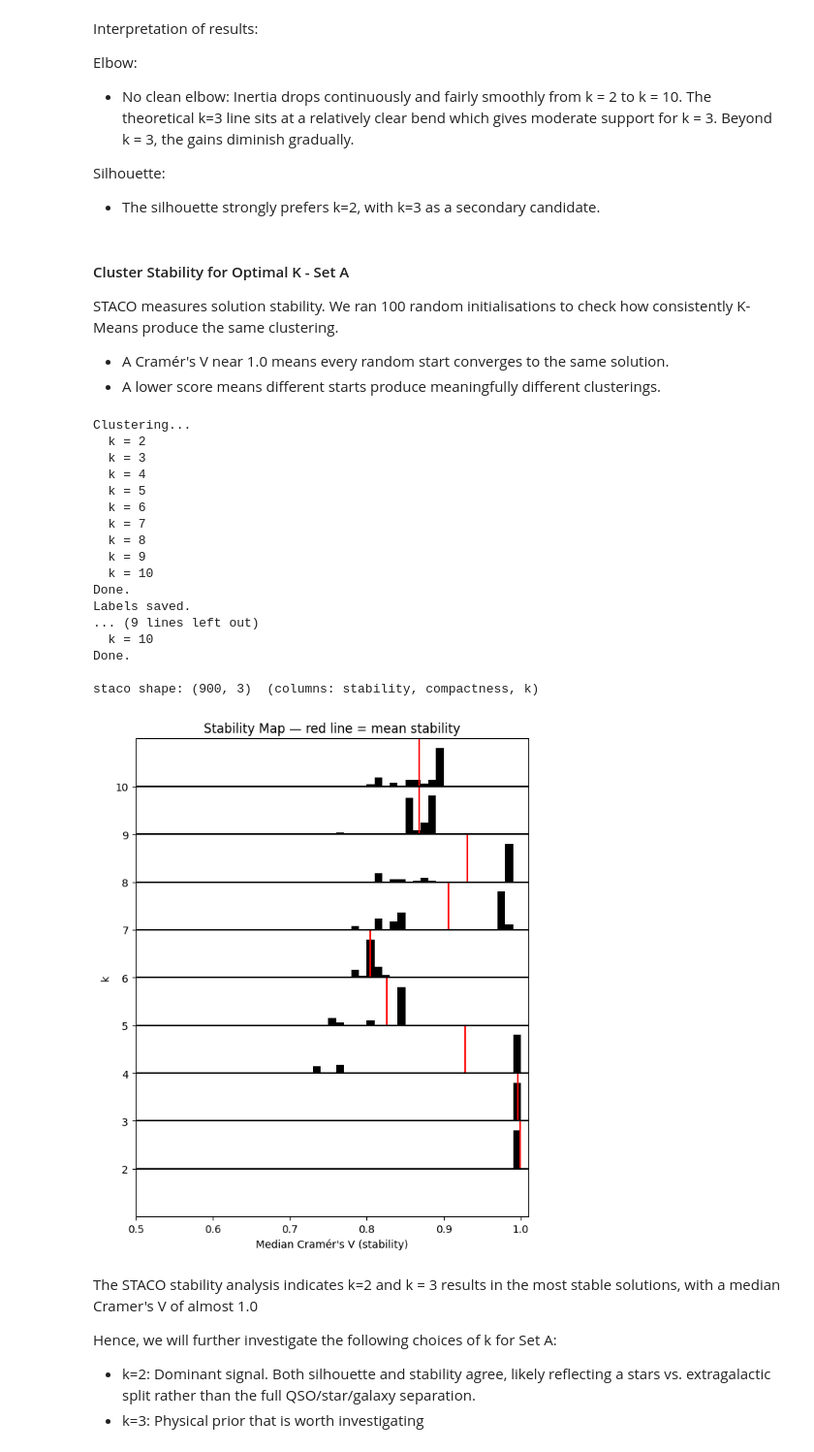
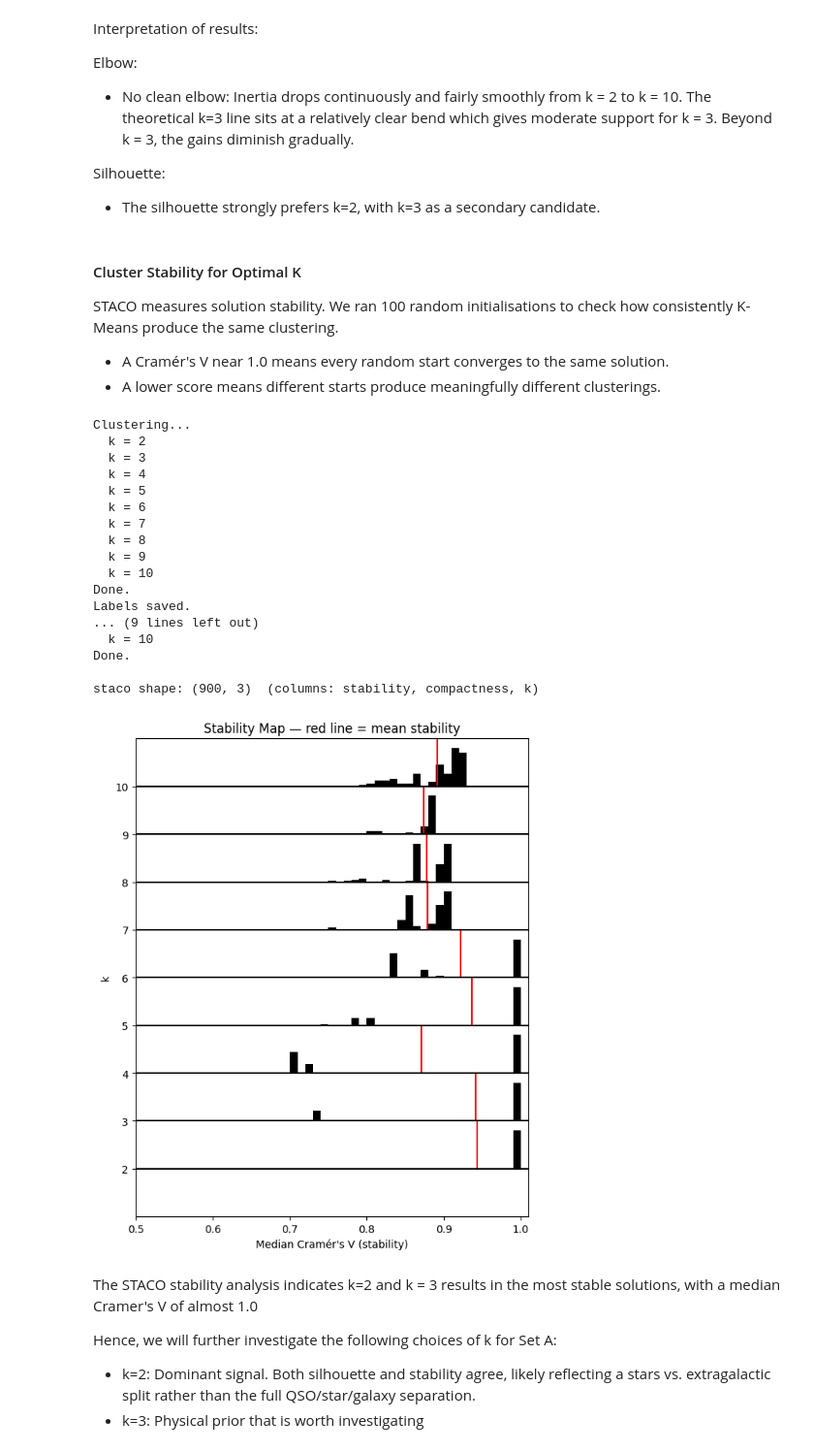
Before and after one commit to DaerenKim/IT1244-Astral-Sentiment-Analysis-Clustering, a Jupyter notebook: models_forming/1_kmeans.ipynb, the cells around one changed output. Shown at 97% size. Saved outputs shown, nothing was run; the diff lists cells and outputs as text; code cells hidden in the pictures.

```diff
--- a/models_forming/1_kmeans.ipynb
+++ b/models_forming/1_kmeans.ipynb
@@ -279,4 +16,0 @@ print("[FE] Adjacent color indices:", [c for c in X_with_colors.columns if "-" i
-# %%
-custom_pairs = [("u", "r"), ("g", "i"), ("r", "z")]
-X_custom_diffs = features.add_custom_differences(X_with_colors, custom_pairs)
-print("[FE] Skip-band differences added:", [f"{a}-{b}" for a, b in custom_pairs])
@@ -485,9 +16,0 @@ for name, d in prepared.items():
-# %%
-print("[Scaling] Sanity check on scaled values:")
-for name, d in prepared.items():
-    X_s = d["X_scaled"]
-    n_nan = np.isnan(X_s).sum()
-    n_inf = np.isinf(X_s).sum()
-    median = np.median(X_s)
-    status = "OK" if (n_nan == 0 and n_inf == 0) else "*** PROBLEM ***"
-    print(f"  Set {name}: NaNs={n_nan}, Infs={n_inf}, median={median:.4f}  [{status}]")
@@ -515,0 +19,5 @@ Given astronomical context and empirical evidence from our EDA, we focus on Set
+# %%
+df = pd.read_csv("../astral_data.csv")
+df.head()
+df_features = df.iloc[:, :-1]
+df_features.head()
@@ -531,9 +46,9 @@ silhouettes = []
 
 for k in k_range:
     kmeans = KMeans(n_clusters=k, random_state=42, n_init=10)
-    labels = kmeans.fit_predict(prepared["A"]["X_scaled"])
+    labels = kmeans.fit_predict(df_features)
     inertias.append(kmeans.inertia_)
-    silhouettes.append(silhouette_score(prepared["A"]["X_scaled"], labels))
+    silhouettes.append(silhouette_score(df_features, labels))
 
 fig, axes = plt.subplots(1, 2, figsize=(12, 4))
 
@@ -542,7 +57,7 @@ axes[0].plot(k_range, inertias, marker='o')
 axes[0].axvline(x=3, color='red', linestyle='--', linewidth=1.2, label='k=3 (theoretical)')
 axes[0].set_xlabel("k")
 axes[0].set_ylabel("Inertia (SSE)")
-axes[0].set_title("Elbow Method - Set A")
+axes[0].set_title("Elbow Method")
 axes[0].legend(fontsize=9)
 
 # Silhouette plot
@@ -550,7 +65,7 @@ axes[1].plot(k_range, silhouettes, marker='o')
 axes[1].axvline(x=3, color='red', linestyle='--', linewidth=1.2, label='k=3 (theoretical)')
 axes[1].set_xlabel("k")
 axes[1].set_ylabel("Silhouette Score")
-axes[1].set_title("Silhouette Method - Set A")
+axes[1].set_title("Silhouette Method")
 axes[1].legend(fontsize=9)
 
 plt.tight_layout()
@@ -566,7 +81,7 @@ Elbow:
 Silhouette:
 - The silhouette strongly prefers k=2, with k=3 as a secondary candidate.
 # %% [markdown]
-#### Cluster Stability for Optimal K - Set A
+#### Cluster Stability for Optimal K
 
 STACO measures solution stability. We ran 100 random initialisations to check how consistently K-Means produce the same clustering.
 - A Cramér's V near 1.0 means every random start converges to the same solution.
@@ -684,7 +199,7 @@ def STACO(data, k=range(2, 11), init=100, save_lbls=False):
 k    = range(2, 11)  # candidate k values to evaluate
 init = 100            # number of k-means runs per k (use 100 for final analysis)
 
-data = np.array(prepared["A"]["X_scaled"])  # ensure numpy array
+data = np.array(df_features)  # ensure numpy array
 
 lbls_dict = {}  # store labels in memory instead of disk
 
@@ -719,34 +234,34 @@ for i in k:
     ax.plot([np.mean(cvs), np.mean(cvs)], [i, i + 1], 'r-', lw=1.5)
 
 ax.set(
     yticks=list(k),
     xlim=(0.5, 1.01),
     ylim=(min(k) - 1, max(k) + 1),
     xlabel='Median Cramér\'s V (stability)',
     ylabel='k'
 )
 ax.set_title('Stability Map — red line = mean stability')
 plt.tight_layout()
 plt.show()
 # %% [output]
 Clustering...
   k = 2
   k = 3
   k = 4
   k = 5
   k = 6
   k = 7
   k = 8
   k = 9
   k = 10
 Done.
 Labels saved.
 ... (9 lines left out)
   k = 10
 Done.
 
 staco shape: (900, 3)  (columns: stability, compactness, k)
-[figure, old version]
+[figure, new version]
 # %% [markdown]
 The STACO stability analysis indicates k=2 and k = 3 results in the most stable solutions, with a median Cramer's V of almost 1.0
 
```
Also changed, not shown: parts of 76 cells of this notebook.
